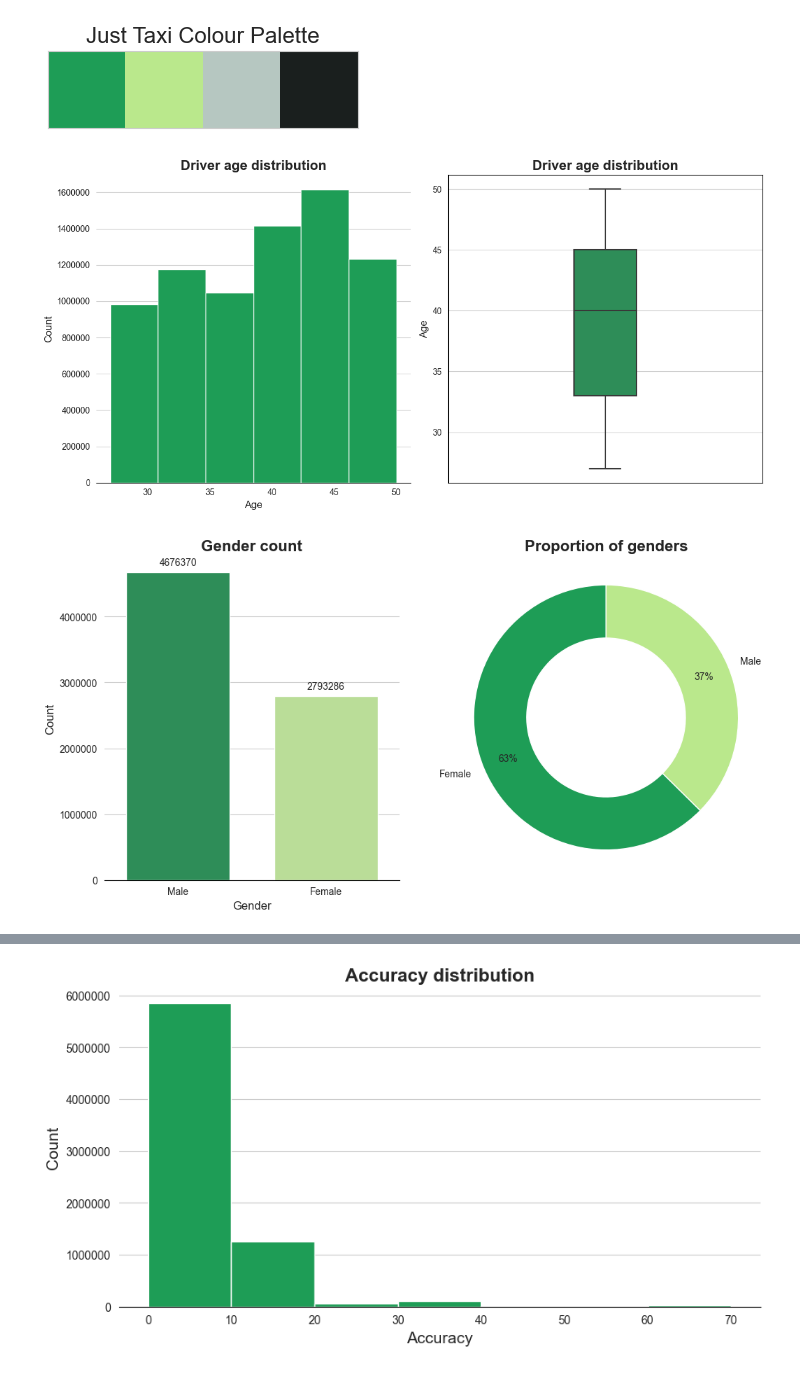
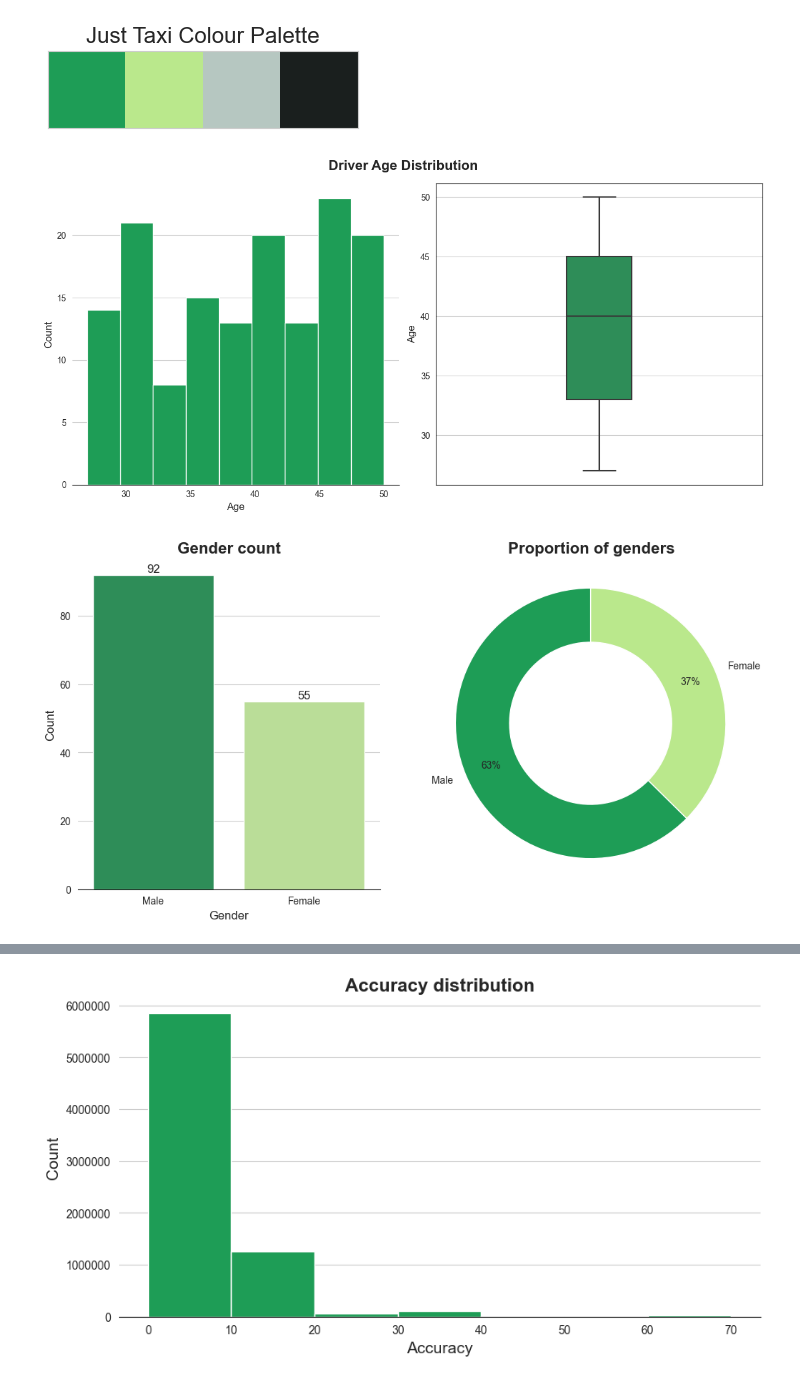
Before and after one commit to timothyckl/Just-Taxi-Analysis, a Jupyter notebook: analysis/eda.ipynb, the cells around one changed output, grey strips where cells are left out. Drawn from its saved outputs; the diff is of its cells as text; code cells hidden in the pictures.

Commit message:
Fixed graphs and added analysed missing values

```diff
--- a/analysis/eda.ipynb
+++ b/analysis/eda.ipynb
@@ -394,11 +448,13 @@ plt.show()
 # %% [output]
 [figure]
 # %%
+age_df = cleaned_df.groupby('name')['driver_age'].mean().reset_index()
+age_df['driver_age'] = age_df['driver_age'].astype(int)
+
 fig, axes = plt.subplots(1, 2 ,figsize=(12, 6))
 
-# plot histogram of driver age
-axes[0].hist(x=cleaned_df['driver_age'], bins=6, color=palette[0], edgecolor='white')
-axes[0].set_title('Driver age distribution', fontweight='semibold', fontsize=16, **hfont)
+# plot distribution of driver age
+sns.histplot(data=age_df, x='driver_age', bins='auto', color=palette[0], alpha=1, ax=axes[0])
 axes[0].set_xlabel('Age', fontsize=12, **hfont)
 axes[0].set_ylabel('Count', fontsize=12, **hfont)
 axes[0].grid(axis='x')
@@ -407,46 +463,39 @@ axes[0].spines['right'].set_visible(False)
 axes[0].spines['left'].set_visible(False)
 axes[0].spines['bottom'].set_color('k')
 
-# remove scientific notation from y-axis
-axes[0].get_yaxis().get_major_formatter().set_scientific(False)
-
 # boxplot of drivers age by gender
-sns.boxplot(y=cleaned_df['driver_age'], color=palette[0], width=.2, ax=axes[1])
-axes[1].set_title('Driver age distribution', fontweight='semibold', fontsize=16, **hfont)
+sns.boxplot(y=age_df['driver_age'], color=palette[0], width=.2, ax=axes[1])
 axes[1].set_ylabel('Age', fontsize=12, **hfont)
 axes[1].spines[:].set_color('k')
 
+fig.suptitle('Driver Age Distribution', fontweight='semibold', fontsize=16, **hfont)
 plt.tight_layout()
 plt.show()
 # %% [output]
-[figure, old version]
+[figure, new version]
 # %%
+gender_df = cleaned_df.groupby('name')['gender'].value_counts().to_frame('count').reset_index()
+counts = gender_df['gender'].value_counts()
+
 fig, axes = plt.subplots(1, 2, figsize=(12, 6))
 
-# bar chart
-sns.countplot(x=cleaned_df['gender'], width=.7, edgecolor='white', palette=palette, ax=axes[0])
+# barchart of gender
+ax = sns.barplot(x=counts.index, y=counts.values, palette=palette, ax=axes[0])
+ax.bar_label(ax.containers[0], fontsize=12, **hfont)
 axes[0].set_title('Gender count', fontsize=16, fontweight='semibold', **hfont)
 axes[0].set_xlabel('Gender', fontsize=12, **hfont)
 axes[0].set_ylabel('Count', fontsize=12, **hfont)
 axes[0].get_yaxis().get_major_formatter().set_scientific(False)
 axes[0].spines['top'].set_visible(False)
 axes[0].spines['right'].set_visible(False)
 axes[0].spines['left'].set_visible(False)
 axes[0].spines['bottom'].set_color('k')
 
-# annotate bar chart
-for p in axes[0].patches:
-    axes[0].annotate(f'{p.get_height():.0f}', (p.get_x() + p.get_width() / 2., p.get_height()),
-                     ha='center', va='center', xytext=(0, 10), textcoords='offset points', fontsize=10)
-
 # donut chart
-labels = np.unique(cleaned_df['gender'])
-sizes = cleaned_df['gender'].value_counts()
-
-axes[1].pie(sizes, colors=palette, labels=labels, autopct='%.0f%%', pctdistance=.8, labeldistance=1.1,
+axes[1].pie(counts, colors=palette, labels=counts.index, autopct='%.0f%%', pctdistance=.8, labeldistance=1.1,
           startangle=90, radius=1, wedgeprops=dict(width=.4, edgecolor='white'))
 axes[1].set_title('Proportion of genders', fontsize=16, fontweight='semibold', **hfont)
 axes[1].axis('equal')
 plt.show()
 # %% [output]
-[figure, old version]
+[figure, new version]
```
Also changed, not shown: parts of 12 cells of this notebook.
